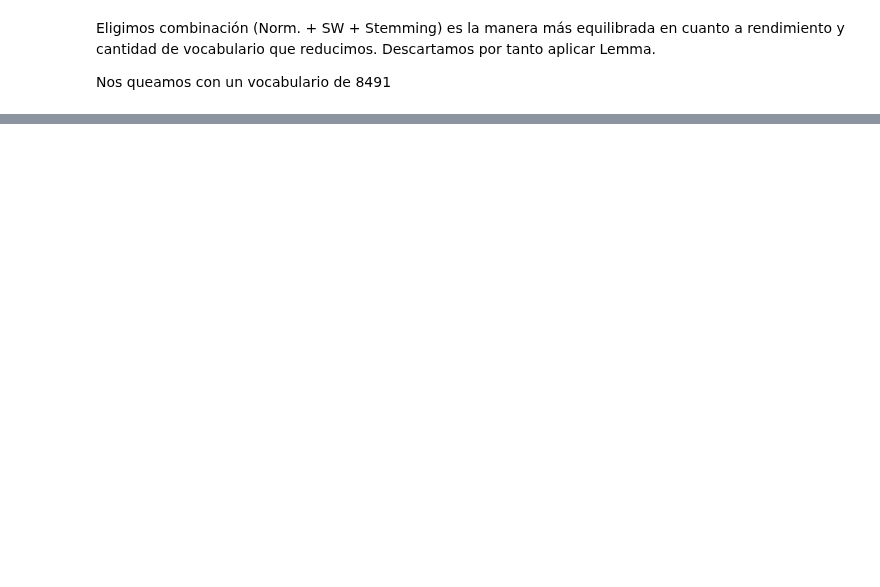
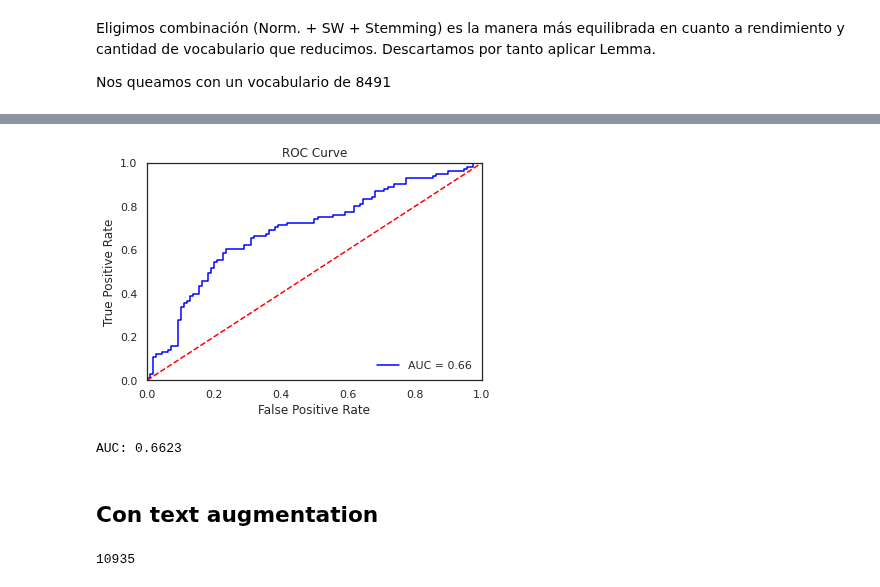
Before and after one commit to Jaimemorillo/ShouldIwatchThisMovie, a Jupyter notebook: Memoria_experiment2_2.ipynb, the cells around one changed output, grey strips where cells are left out. Cells and saved outputs as stored; diff of their text form; code cells hidden in the pictures; blank space fills up the shorter version.

```diff
--- a/Memoria_experiment2_2.ipynb
+++ b/Memoria_experiment2_2.ipynb
@@ -265,0 +296,12 @@ Accuracy val: 0.6540880503144654
+# %%
+from sklearn.metrics import accuracy_score, f1_score, confusion_matrix, precision_score, recall_score, roc_curve, roc_auc_score
+
+y_pred = (model.predict(X_test) > 0.5).astype("int32")
+y_true = y_test
+
+print('Acc: ' + str(accuracy_score(y_true, y_pred).round(4)))
+print('Precision: ' + str(precision_score(y_true, y_pred).round(4)))
+print('Recall: ' + str(recall_score(y_true, y_pred).round(4)))
+print('F1: ' + str(f1_score(y_true, y_pred).round(4)))
+print('Conf. Matrix: ')
+print(confusion_matrix(y_true, y_pred))
@@ -265,0 +316,23 @@ Accuracy val: 0.6540880503144654
+# %%
+y_pred_keras = model.predict(X_test).flatten()
+fpr, tpr, thresholds = roc_curve(y_true, y_pred_keras)
+roc_auc = roc_auc_score(y_true, y_pred)
+
+def plot_roc_curve(fpr,tpr):
+  plt.title('ROC Curve')
+  plt.plot(fpr, tpr, 'b', label = 'AUC = %0.2f' % roc_auc)
+  plt.legend(loc = 'lower right')
+  plt.plot([0, 1], [0, 1],'r--')
+  plt.xlim([0, 1])
+  plt.ylim([0, 1])
+  plt.ylabel('True Positive Rate')
+  plt.xlabel('False Positive Rate')
+  plt.show()
+
+plot_roc_curve(fpr,tpr)
+print('AUC: ' + str(roc_auc.round(4)))
+# %% [output]
+[figure, added]
+AUC: 0.6623
+# %% [markdown]
+## Con text augmentation
@@ -265,0 +360,11 @@ Accuracy val: 0.6540880503144654
+# %%
+# Count
+corpus_augment = ""
+for i in range(0, len(df)):
+  corpus_augment = corpus_augment + " ".join(df.iloc[i]['new_overviews'])
+
+full_corpus = " ".join(df['overview']) + "" + corpus_augment
+augm_n_words = len(Counter(full_corpus.split()))
+augm_n_words
+# %% [output]
+10935
```
Also changed, not shown: parts of 26 cells of this notebook.
